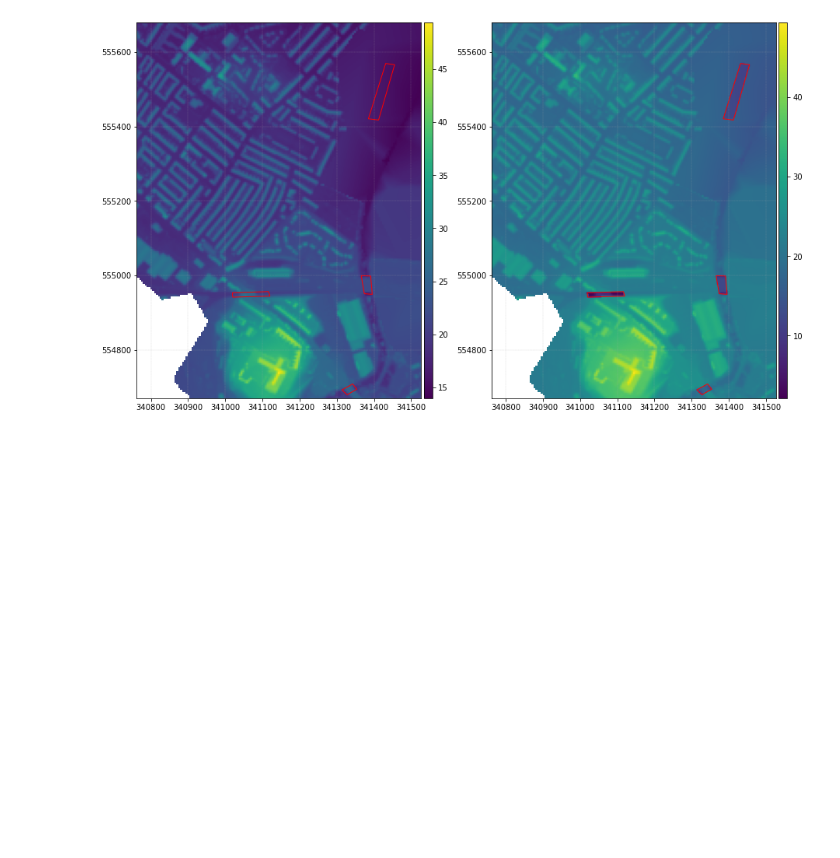
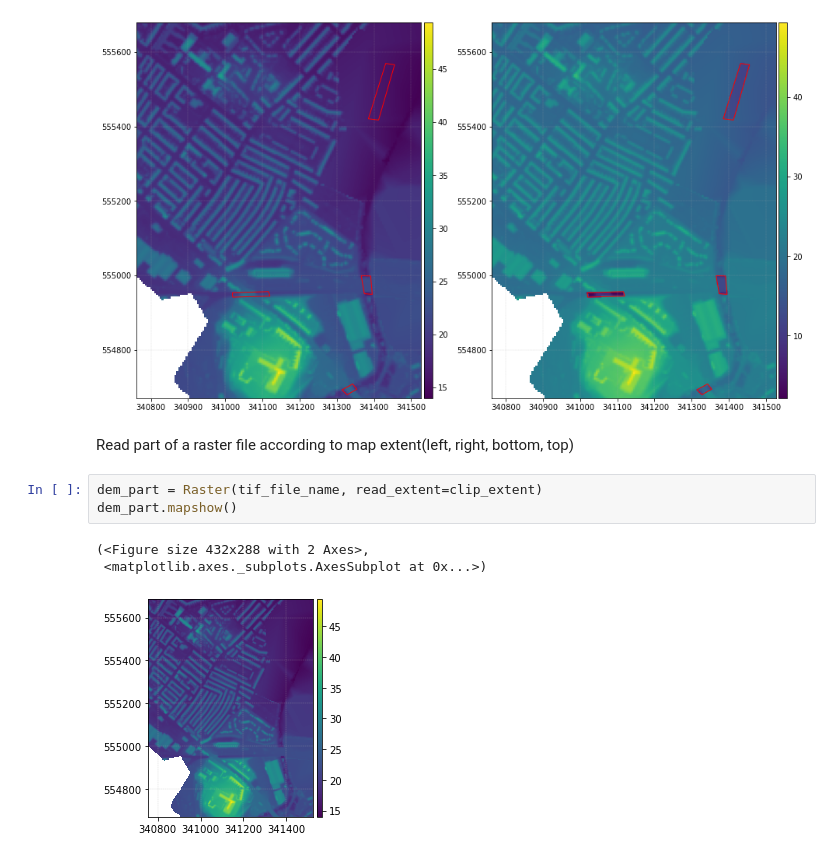
Before and after one commit to mingxiaodong/hydro-raster, a Jupyter notebook: demo/tutorial_edit_DEM.ipynb, the cells around one changed output. Cells and saved outputs as stored; diff of their text form; blank space fills up the shorter version.

```diff
--- a/demo/tutorial_edit_DEM.ipynb
+++ b/demo/tutorial_edit_DEM.ipynb
@@ -85,3 +85,12 @@ plot_shape_file(shp_file_name, ax=ax[1], edgecolor='r', linewidth=1)
 (<Figure size 1080x720 with 4 Axes>,
  <matplotlib.axes._subplots.AxesSubplot at 0x...>)
 [figure]
+# %% [markdown]
+Read part of a raster file according to map extent(left, right, bottom, top)
+# %%
+dem_part = Raster(tif_file_name, read_extent=clip_extent)
+dem_part.mapshow()
+# %% [output]
+(<Figure size 432x288 with 2 Axes>,
+ <matplotlib.axes._subplots.AxesSubplot at 0x...>)
+[figure, added]
```
Also changed, not shown: 12 other files.
